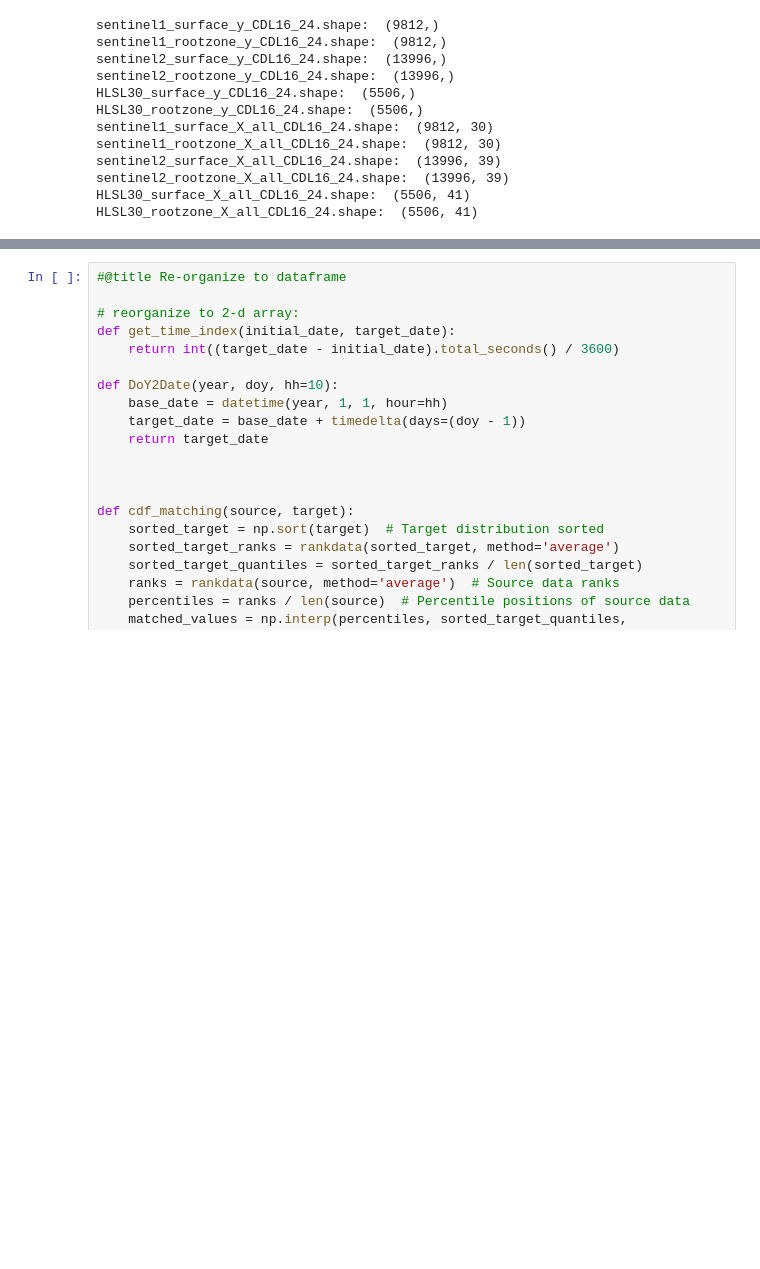
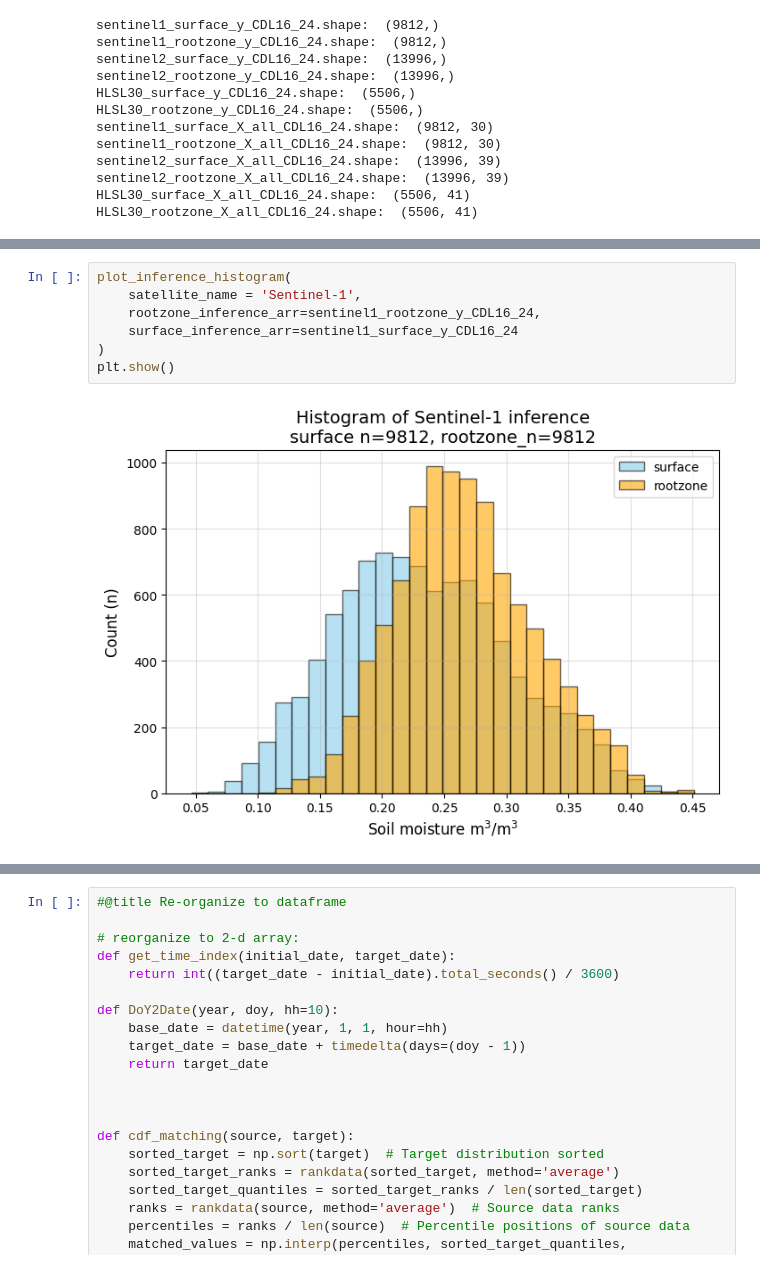
Before and after one commit to ilmcconnell/HRSM, a Jupyter notebook: HRSM_MAPPING_ML_pipeline_multiplePoints_lgar_inputs.ipynb, the cells around one changed output, grey strips where cells are left out. Cells and saved outputs as stored; diff of their text form; blank space fills up the shorter version.

```diff
--- a/HRSM_MAPPING_ML_pipeline_multiplePoints_lgar_inputs.ipynb
+++ b/HRSM_MAPPING_ML_pipeline_multiplePoints_lgar_inputs.ipynb
@@ -2699,0 +2718,9 @@ plt.show()
+# %%
+plot_inference_histogram(
+    satellite_name = 'Sentinel-1',
+    rootzone_inference_arr=sentinel1_rootzone_y_CDL16_24,
+    surface_inference_arr=sentinel1_surface_y_CDL16_24
+)
+plt.show()
+# %% [output]
+[figure, added]
```
Also changed, not shown: parts of 22 cells of this notebook.
